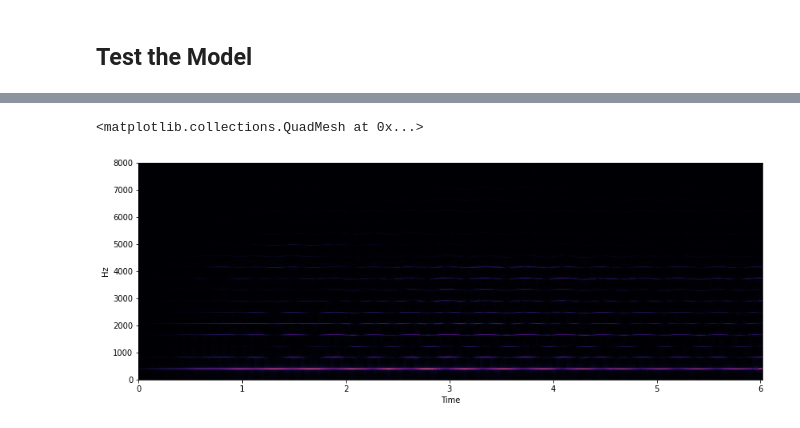
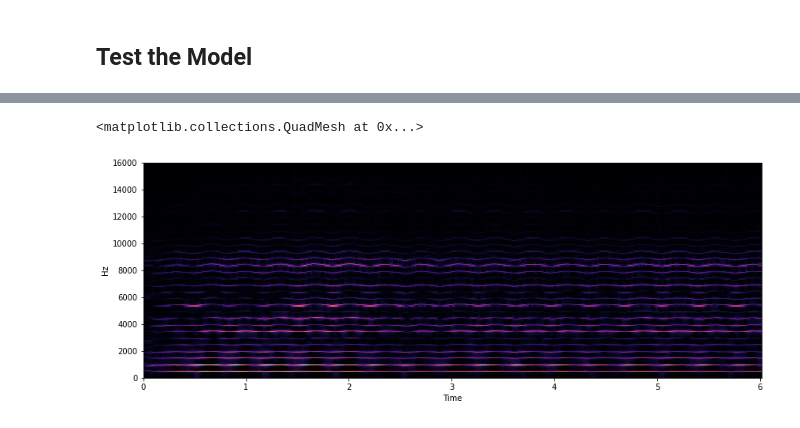
Before and after one commit to ML-Modular-Team/ML_modular_synth, a Jupyter notebook: DDSP/DDSP_colab.ipynb, the cells around one changed output, grey strips where cells are left out. Drawn from its saved outputs; the diff is of its cells as text; code cells hidden in the pictures.

```diff
--- a/DDSP/DDSP_colab.ipynb
+++ b/DDSP/DDSP_colab.ipynb
@@ -453,9 +417,9 @@ ipd.Audio(audio0_orig, rate=16000)
 [interactive output not drawn]
 # %%
 # Compute spectrogram from original audio
-Y = abs(torch.stft(ex_audio, 1024, return_complex = True))
+Y = abs(torch.stft(ex_audio, 512, return_complex = True))
 plt.figure(figsize=(14, 5))
-display.specshow(Y[0,...].cpu().detach().numpy(), sr=16000, x_axis='time', y_axis='hz')
+display.specshow(Y[0,...].cpu().detach().numpy(), sr=16000*2, x_axis='time', y_axis='hz')
 # %% [output]
 <matplotlib.collections.QuadMesh at 0x...>
-[figure, old version]
+[figure, new version]
```
Also changed, not shown: parts of 24 cells of this notebook, 7 other files.
